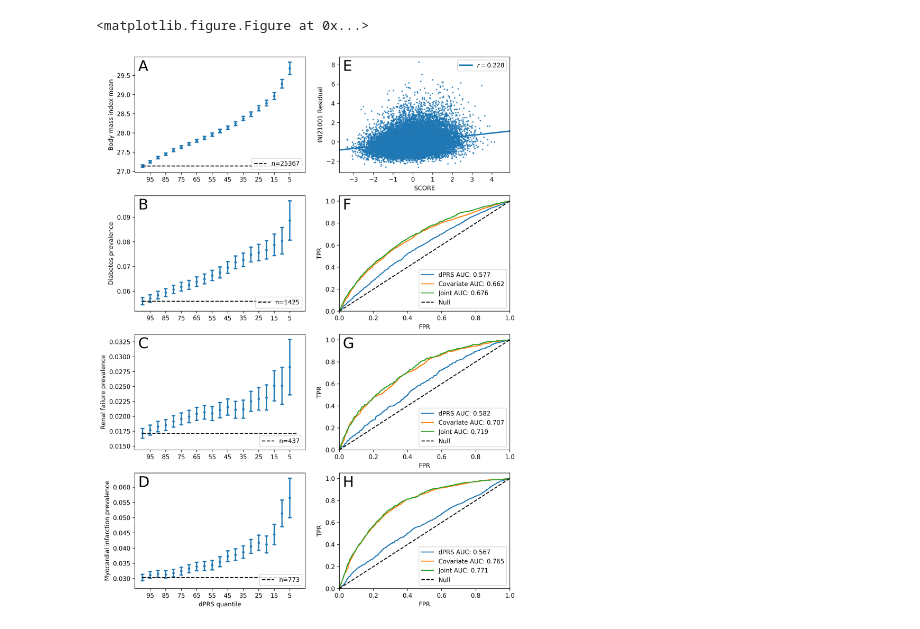
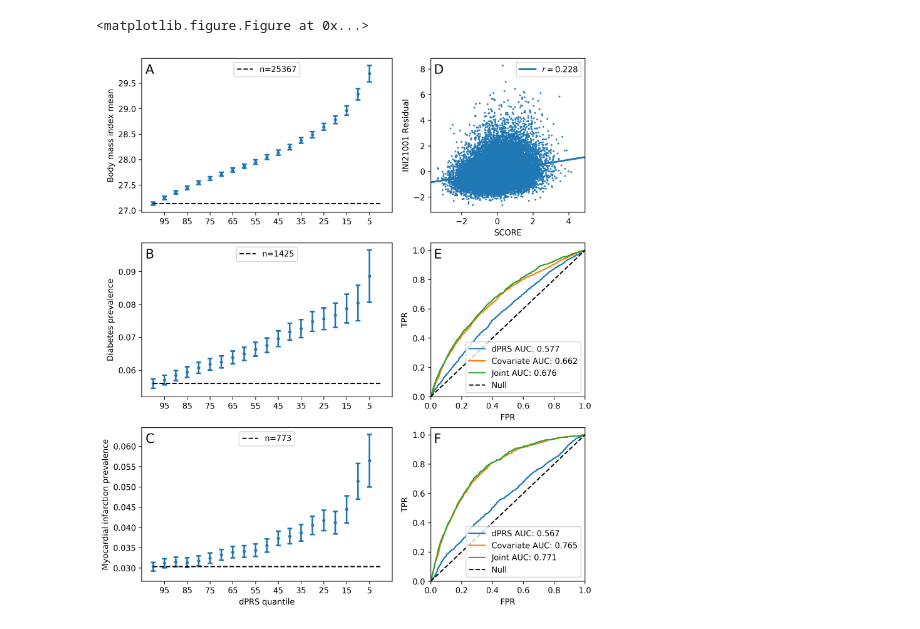
Before and after one commit to rivas-lab/degas-risk, a Jupyter notebook: figures/Figure2-Model-Performance.ipynb, the cells around one changed output. Cells and saved outputs as stored; diff of their text form; code cells hidden in the pictures.

Commit message:
several figure updates; added fig1 info

```diff
--- a/figures/Figure2-Model-Performance.ipynb
+++ b/figures/Figure2-Model-Performance.ipynb
@@ -10,7 +11,7 @@ from scipy.stats import *
 dataset='all_beta_center_p001_20190621_500PCs'
 
 # phenotypes to analyze
-phe_codes=['INI21001','HC221','HC294','HC326']
+phe_codes=['INI21001','HC221','HC326']
 
 # for regression models
 covariate=['age','sex']+['PC'+str(i+1) for i in range(4)]
@@ -45,9 +46,10 @@ width = 2
 plots = [None for _ in range(width * len(phe_codes))]
 plt.close('all'); plt.clf()
 plt.figure(figsize=(5*width + 1, 4*len(phe_codes)), dpi=300)
+grid=gs.GridSpec(4*len(phe_codes), 5*width + 1, wspace=4, hspace=2)
 for i,phe_code in enumerate(phe_codes):
     for ix in range(width):
-        plots[(width*i)+ix]=plt.subplot(len(phe_codes), width, width*i + ix + 1)
+        plots[(width*i)+ix]=plt.subplot(grid[i*4:(i+1)*4, (6*ix):(6-(7*ix))])
     # scores and phenotypes
     phe_name=code_to_name[phe_code]
     df=phenos.loc[nbw,[phe_code]+covariate].dropna()
@@ -80,36 +82,36 @@ for i,phe_code in enumerate(phe_codes):
         plots[(2*i)+1].set_xlabel('FPR')
     else:
         is_bin=False
         # plot correlation with dPRS and residual phenotype
         resid=OLS(df[phe_code],df[covariates]).fit(disp=0).resid_pearson
         sns.regplot(x=df['SCORE'],y=resid,ax=plots[(2*i)+1],scatter_kws={'s':2})
         plots[(2*i)+1].set_ylabel(phe_code+' Residual')
         plots[(2*i)+1].legend(['$r=$'+'{:.3f}'.format(pearsonr(resid,df['SCORE'])[0])])
     # now do quantile plot with modified (only if binary) phenotype
     nq=20
     plots[2*i].scatter(np.arange(nq), [df.iloc[q*n/nq:,:][phe_code].mean() for q in range(nq)], s=9)
     plots[2*i].errorbar(x=np.arange(nq),
                         y=[df.iloc[q*n/nq:,:][phe_code].mean() for q in range(nq)],
                         yerr=[df.iloc[q*n/nq:,:][phe_code].std()/(((nq-q)*n/nq)**0.5) for q in range(nq)],
                         ls='none', capsize=3, elinewidth=2, markeredgewidth=2)
     # labels
     plots[2*i].set_ylabel(phe_name+' {}'.format('prevalence' if is_bin else 'mean'))
     plots[2*i].set_xticks(np.arange(1,nq+1,2))
     plots[2*i].set_xticklabels([100*q/nq for q in reversed(range(1,nq+1,2))])
     plots[2*i].plot([0,nq],[df[phe_code].mean(),df[phe_code].mean()],'k--')
-    plots[2*i].legend(['n={}'.format(int(df[phe_code].sum()) if is_bin else df.shape[0])], loc=4)
-    plots[2*i].text(0.02, 0.88, chr((i%len(phe_codes))+65),
-                    fontsize=24, transform=plots[2*i].transAxes)
-    plots[(2*i)+1].text(0.02, 0.88, chr((i%len(phe_codes))+65+len(phe_codes)),
-                        fontsize=24, transform=plots[(2*i)+1].transAxes)
+    plots[2*i].legend(['n={}'.format(int(df[phe_code].sum()) if is_bin else df.shape[0])], loc=9)
+    plots[2*i].text(0.015, 0.9, chr((i%len(phe_codes))+65),
+                    fontsize=16, transform=plots[2*i].transAxes)
+    plots[(2*i)+1].text(0.02, 0.9, chr((i%len(phe_codes))+65+len(phe_codes)),
+                        fontsize=16, transform=plots[(2*i)+1].transAxes)
 
     # add x-axis labels at the very end
     if i==len(phe_codes)-1:
         plots[(2*i)].set_xlabel('dPRS quantile')
     else:
         plots[(2*i)].set_xlabel('')
 
 plt.show()
 # %% [output]
 <matplotlib.figure.Figure at 0x...>
-[figure, old version]
+[figure, new version]
```
Also changed, not shown: parts of 1 cell of this notebook, 3 other files.
